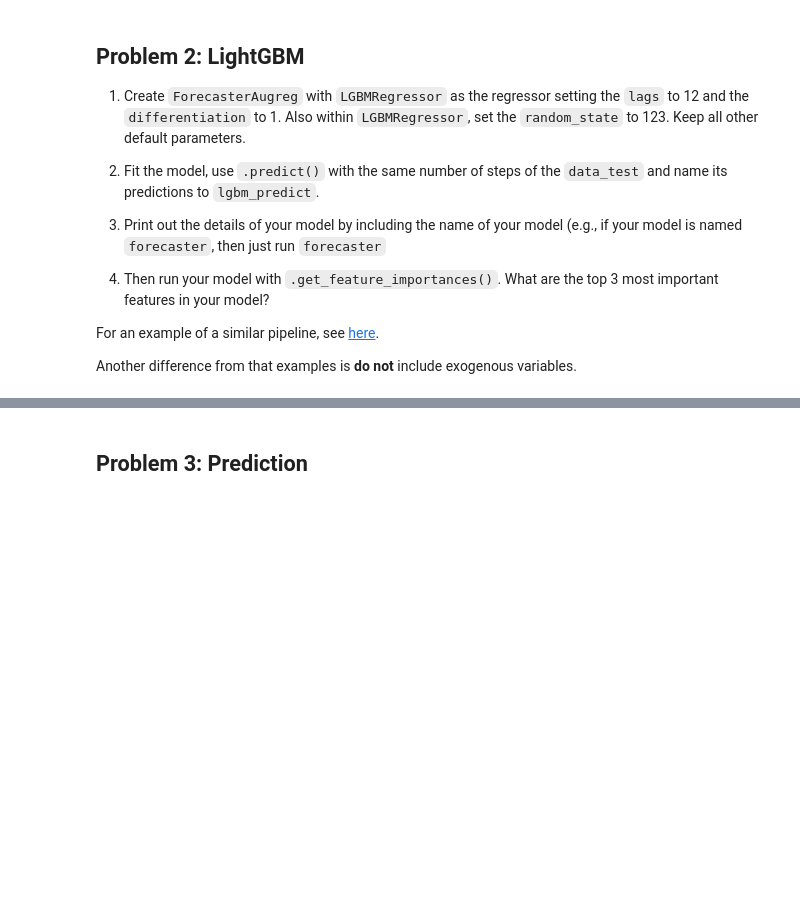
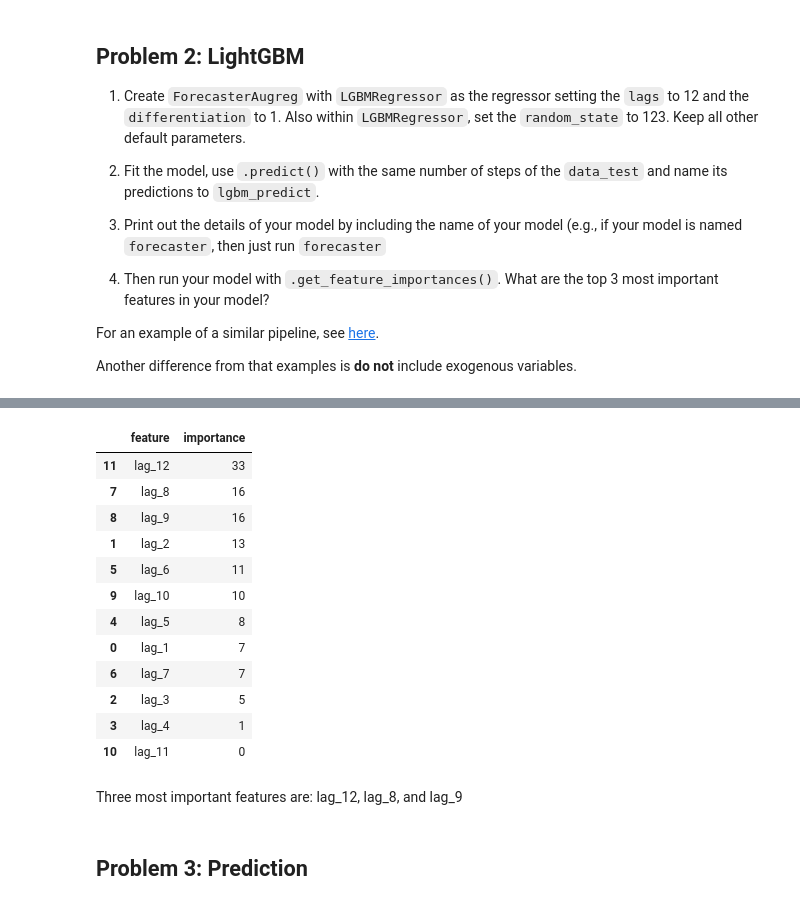
Before and after one commit to oekwonu/dsba6211-summer2024-labs, a Jupyter notebook: notebooks/dsba6211_summer2024_lab8.ipynb, the cells around one changed output, grey strips where cells are left out. Saved outputs shown, nothing was run; the diff lists cells and outputs as text; code cells hidden in the pictures; blank space fills up the shorter version.

```diff
--- a/notebooks/dsba6211_summer2024_lab8.ipynb
+++ b/notebooks/dsba6211_summer2024_lab8.ipynb
@@ -133,3 +190,21 @@ from lightgbm import LGBMRegressor
+# %%
+forecaster2.get_feature_importances()
+# %% [output]
+|  | feature | importance |
+| 11 | lag_12 | 33 |
+| 7 | lag_8 | 16 |
+| 8 | lag_9 | 16 |
+| 1 | lag_2 | 13 |
+| 5 | lag_6 | 11 |
+| 9 | lag_10 | 10 |
+| 4 | lag_5 | 8 |
+| 0 | lag_1 | 7 |
+| 6 | lag_7 | 7 |
+| 2 | lag_3 | 5 |
+| 3 | lag_4 | 1 |
+| 10 | lag_11 | 0 |
+# %% [markdown]
+Three most important features are: lag_12, lag_8, and lag_9
 # %% [markdown]
 ## Problem 3: Prediction
 # %% [markdown]
```
Also changed, not shown: parts of 18 cells of this notebook.
